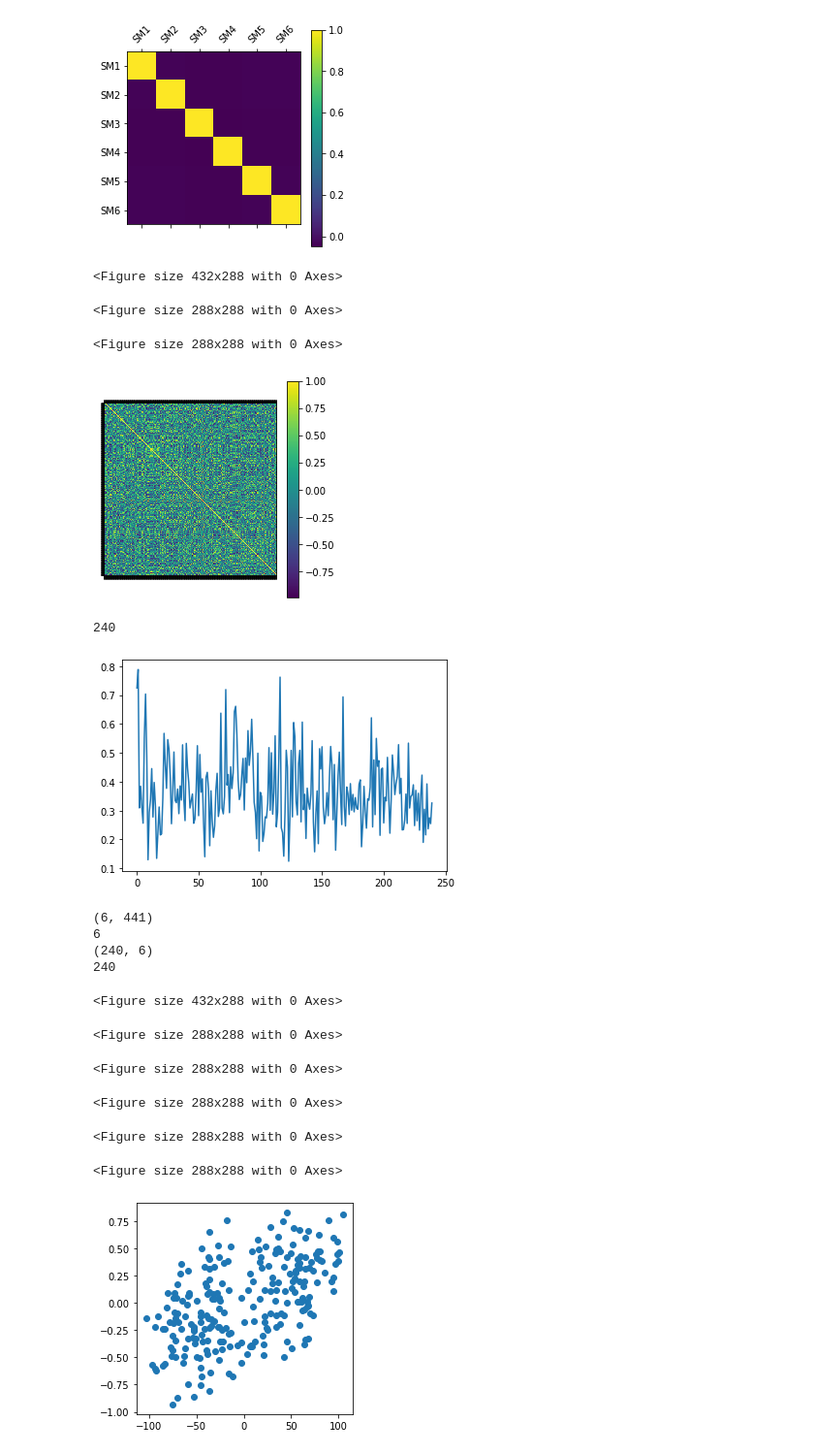
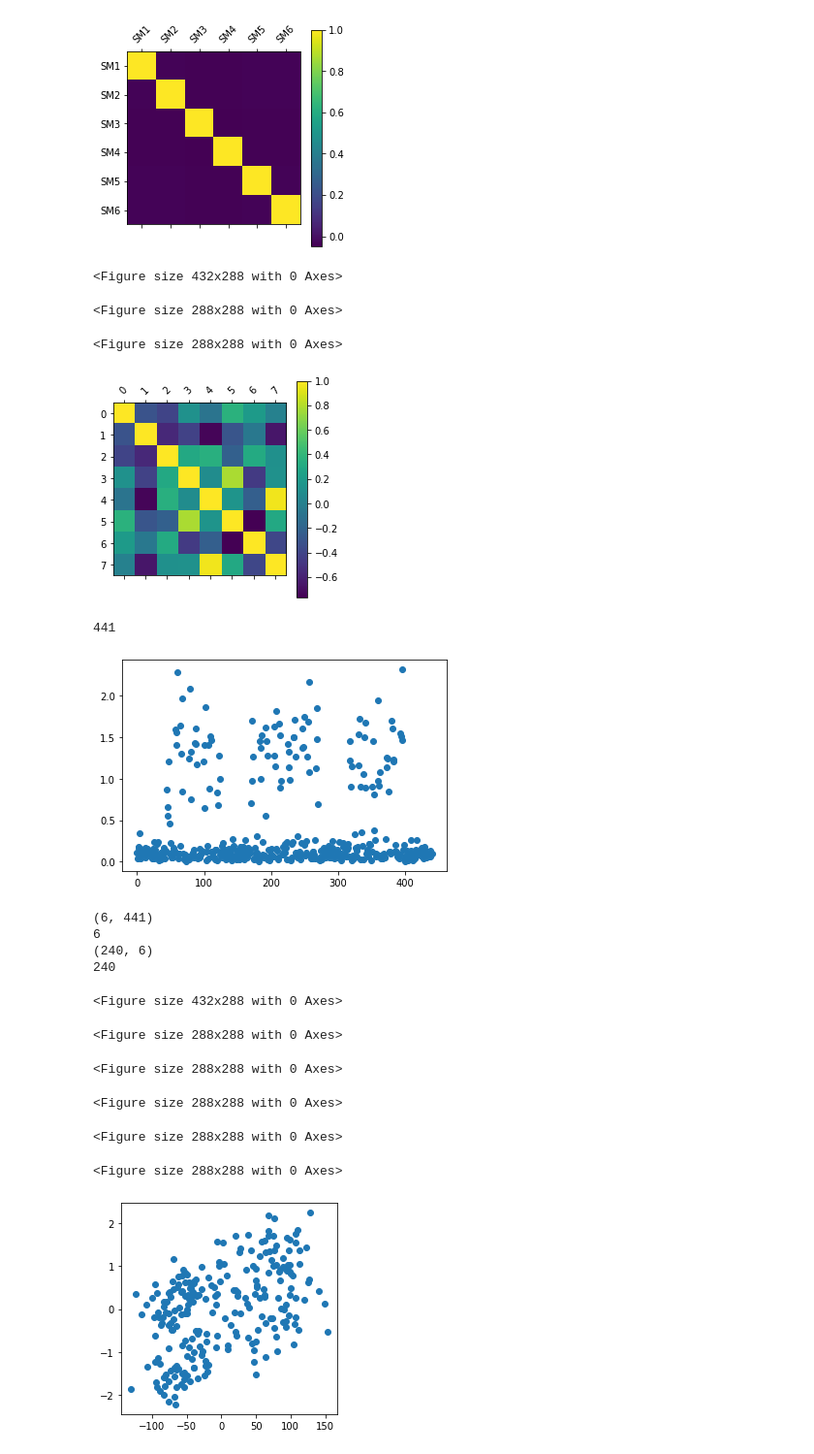
Before and after one commit to hunterthorpe/MAST30034_A1, a Jupyter notebook: code/assignment.ipynb, the cells around one changed output. Shown at 97% size. Drawn from its saved outputs; the diff is of its cells as text; code cells hidden in the pictures.

```diff
--- a/code/assignment.ipynb
+++ b/code/assignment.ipynb
@@ -165,33 +168,37 @@ def get_noise(width, length, mean, var):
 # generating temporal noise, correlation matrix and histogram
 gamma_t, t_noise = get_noise(NUM_T_SOURCES, N, MEAN, T_NOISE_VAR)
 gamma_t_df = pd.DataFrame(gamma_t,  columns = t_vector_names)
-get_cm(gamma_t_df, NUM_T_SOURCES, ['N_TC1', 'N_TC2', 'N_TC3', 'N_TC4', 'N_TC5', 'N_TC6'], '../plots/1.4_noise/time_noise_cm.jpeg')
+get_cm(gamma_t_df, NUM_T_SOURCES, ['N_TC1', 'N_TC2', 'N_TC3', 'N_TC4', 'N_TC5', 'N_TC6'], '../plots/1.4/time_noise_cm.jpeg')
 plt.clf()
 sns.distplot(t_noise)
-plt.savefig('../plots/1.4_noise/time_noise_hist.jpeg')
+plt.savefig('../plots/1.4/time_noise_hist.jpeg')
 
 # generating spacial noise, correlation matrix and histogram
 gamma_s, s_noise = get_noise(V, NUM_MAPS, MEAN, S_NOISE_VAR)
 gamma_s_df = pd.DataFrame(gamma_s,  columns = range(1, V+1))
-get_cm(gamma_t_df, NUM_MAPS, ['N_SM1', 'N_SM2', 'N_SM3', 'N_SM4', 'N_SM5', 'N_SM6'], '../plots/1.4_noise/space_noise_cm.jpeg')
+get_cm(gamma_t_df, NUM_MAPS, ['N_SM1', 'N_SM2', 'N_SM3', 'N_SM4', 'N_SM5', 'N_SM6'], '../plots/1.4/space_noise_cm.jpeg')
 plt.clf()
 sns.distplot(t_noise)
-plt.savefig('../plots/1.4_noise/space_noise_hist.jpeg')
+plt.savefig('../plots/1.4/space_noise_hist.jpeg')
 
-# product of Gamma t and Gamma s
-noise_product_df = pd.DataFrame(np.dot(gamma_t_df, gamma_s_df), columns=range(1, V+1))
-get_cm(noise_product_df, V, [], '../plots/1.4_noise/noise_product_cm.jpeg')
+# product of Gamma t and Gamma s (displaying subset)
+SUBSET_LENGTH = 8
+noise_product = np.dot(gamma_t_df, gamma_s_df)
+prod_subset = []
+for i in range(SUBSET_LENGTH):
+    row = list(noise_product[i])[0:SUBSET_LENGTH]
+    prod_subset.append(row)
+get_cm(pd.DataFrame(prod_subset, columns=range(SUBSET_LENGTH)), SUBSET_LENGTH, [str(x) for x in range(8)], '../plots/1.4/noise_product_cm.jpeg')
 # %% [output]
 <Figure size 432x288 with 0 Axes>
 <Figure size 288x288 with 0 Axes>
 <Figure size 288x288 with 0 Axes>
-[figure, old version]
+[figure, new version]
 # %%
 # Question 1.5
 left = (tc_df.add(gamma_t_df))
 right = (sm_df.add(gamma_s_df))
 X = np.dot(left, right)
-print(len(X))
 
 # checking if TC x Gamma_s and Gamma_t x SM exists
 tc_space_noise_product = np.dot(tc_df, gamma_s_df)
@@ -205,28 +212,31 @@ for time_series_num in time_series_for_plot:
     for row in X:
         time_series.append(row[time_series_num])
     plt.plot(range(len(time_series)), time_series)
-plt.savefig('../plots/1.5_X/random_time_series.jpeg')
+plt.savefig('../plots/1.5/random_time_series.jpeg')
 
 # plotting variances of variables
 vars = []
-for variable in X:
-    var = np.var(variable)
+for variable in range(len(X[0])):
+    var = np.var(get_column(X, variable))
     vars.append(var)
 plt.clf()
-plt.plot(range(len(vars)), vars)
-plt.savefig('../plots/1.5_X/variances.jpeg')
+print(len(vars))
+plt.scatter(range(len(vars)), vars)
+plt.savefig('../plots/1.5/variances.jpeg')
 
-# standardizing X
-X_standardized = []
-for variable in range(len(X)):
-    vector = X[variable]
-    vector = [x - np.mean(vector) for x in vector]
-    vector = [x / np.std(vector) for x in vector]
-    X_standardized.append(vector)
-X = X_standardized
+# TODO standardaize question
+#X_standardized = []
+for col_num in range(len(X[0])):
+    col = get_column(X, col_num)
+    col = [c - np.mean(col) for c in col]
+    col = [c / np.std(col) for c in col]
+
+    for row_num in range(len(col)):
+        X[row_num][col_num] = col[row_num]
+    #X_standardized.append(col)
 # %% [output]
-240
+441
-[figure, old version]
+[figure, new version]
 # %%
 # Question 2.1
 D = tc_df
@@ -273,41 +283,35 @@ for retrieved in range(NUM_MAPS):
     widths, heights = zip(*(i.size for i in images))
     new_img = Image.new('RGB', (sum(widths), max(heights)))
     x_offset = 0
     for img in images:
         new_img.paste(img, (x_offset,0))
         x_offset += img.size[0]
     new_img.save('../plots/2.1/retrieved_' + str(retrieved + 1) + '.jpg')
 
     #removing temporary subplots
     os.remove(map_path)
     os.remove(time_path)
 
-def get_column(matrix, col_num):
-    """Retrivies column col_num from matrix"""
-    col = []
-    for row in matrix:
-        col.append(row[col_num])
-    return col
 
 # Scatter plot of 3rd column of D_lSR and 30th column of standardized X
 plt.clf()
-plt.scatter(get_column(D_LSR, 3), get_column(X, 29))
+plt.scatter(get_column(D_LSR, 2), get_column(X, 29))
 plt.savefig('../plots/2.1/D_LSR_3rdCol_vs_X_30thCol.jpeg')
 # Scatter plot of 4th column of D_lSR and 30th column of standardized X
 plt.clf()
-plt.scatter(get_column(D_LSR, 4), get_column(X, 29))
+plt.scatter(get_column(D_LSR, 3), get_column(X, 30))
 plt.savefig('../plots/2.1/D_LSR_4thCol_vs_X_30thCol.jpeg')
 # %% [output]
 (6, 441)
 6
 (240, 6)
 240
 <Figure size 432x288 with 0 Axes>
 <Figure size 288x288 with 0 Axes>
 <Figure size 288x288 with 0 Axes>
 <Figure size 288x288 with 0 Axes>
 <Figure size 288x288 with 0 Axes>
 <Figure size 288x288 with 0 Axes>
-[figure, old version]
+[figure, new version]
 # %%
 # Question 2.2
```
Also changed, not shown: parts of 5 cells of this notebook, 42 other files.
